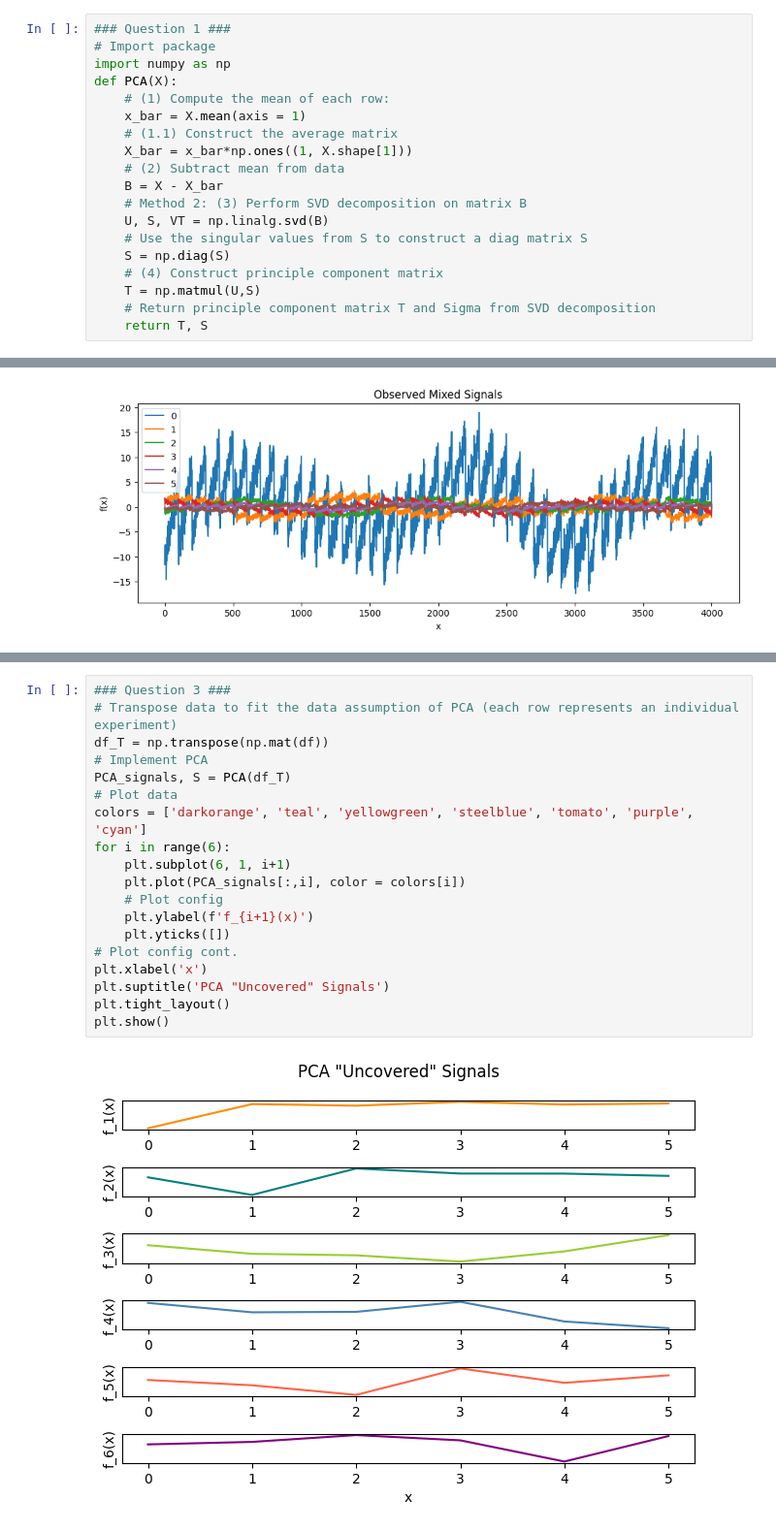
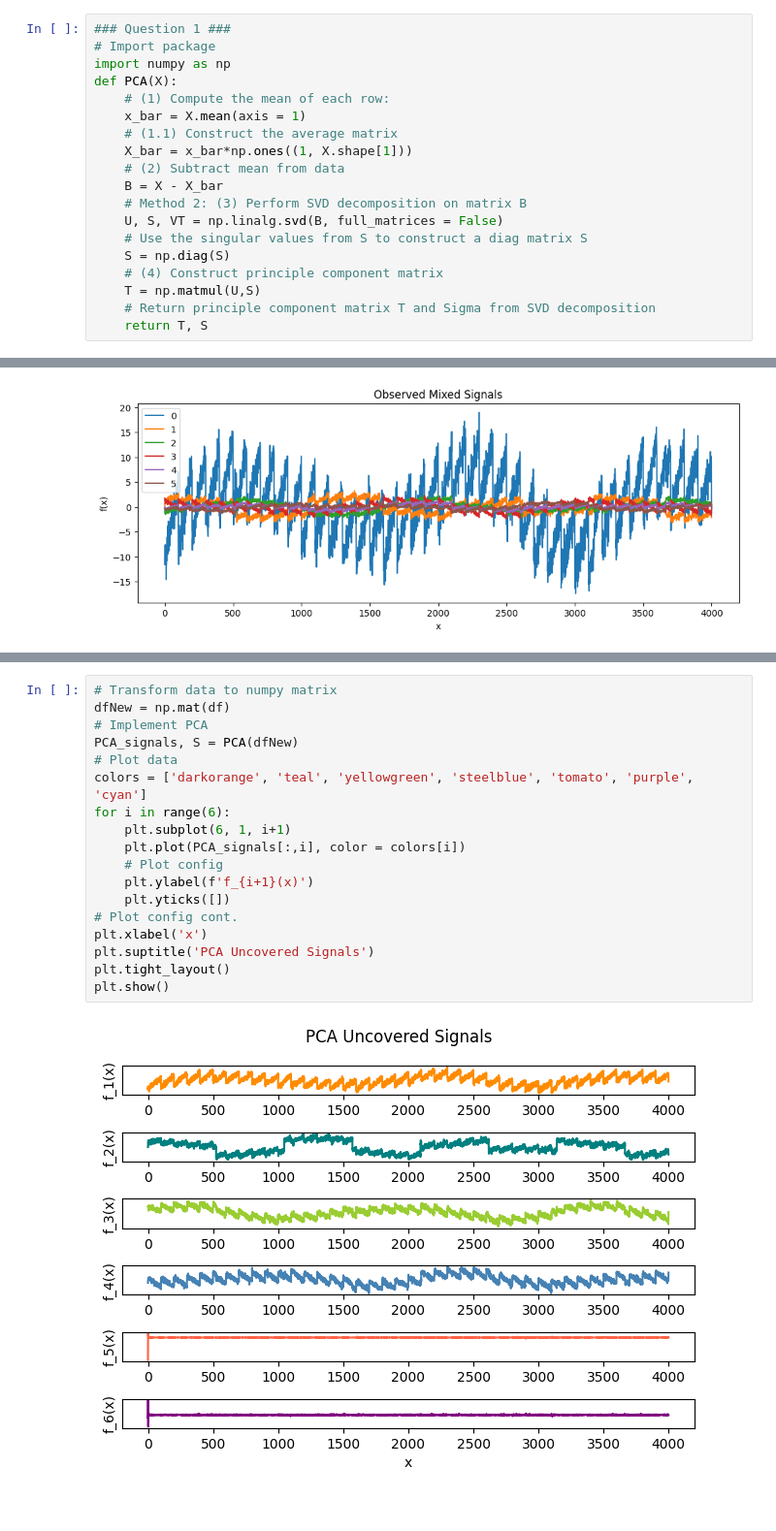
Before and after one commit to adriang1003/AM170B, a Jupyter notebook: HW/HW2/Homework 2 Solutions.ipynb, the cells around one changed output, grey strips where cells are left out. Shown at 97% size. Saved outputs shown, nothing was run; the diff lists cells and outputs as text.

```diff
--- a/HW/HW2/Homework 2 Solutions.ipynb
+++ b/HW/HW2/Homework 2 Solutions.ipynb
@@ -24,7 +24,7 @@ def PCA(X):
     # (2) Subtract mean from data
     B = X - X_bar
     # Method 2: (3) Perform SVD decomposition on matrix B
-    U, S, VT = np.linalg.svd(B)
+    U, S, VT = np.linalg.svd(B, full_matrices = False)
     # Use the singular values from S to construct a diag matrix S
     S = np.diag(S)
     # (4) Construct principle component matrix
@@ -124,21 +128,20 @@ plt.show()
 # %%
-### Question 3 ###
-# Transpose data to fit the data assumption of PCA (each row represents an individual experiment)
-df_T = np.transpose(np.mat(df))
+# Transform data to numpy matrix
+dfNew = np.mat(df)
 # Implement PCA
-PCA_signals, S = PCA(df_T)
+PCA_signals, S = PCA(dfNew)
 # Plot data
 colors = ['darkorange', 'teal', 'yellowgreen', 'steelblue', 'tomato', 'purple', 'cyan']
 for i in range(6):
     plt.subplot(6, 1, i+1)
     plt.plot(PCA_signals[:,i], color = colors[i])
     # Plot config
     plt.ylabel(f'f_{i+1}(x)')
     plt.yticks([])
 # Plot config cont.
 plt.xlabel('x')
-plt.suptitle('PCA "Uncovered" Signals')
+plt.suptitle('PCA Uncovered Signals')
 plt.tight_layout()
 plt.show()
 # %% [output]
-[figure, old version]
+[figure, new version]
```
Also changed, not shown: parts of 5 cells of this notebook.
